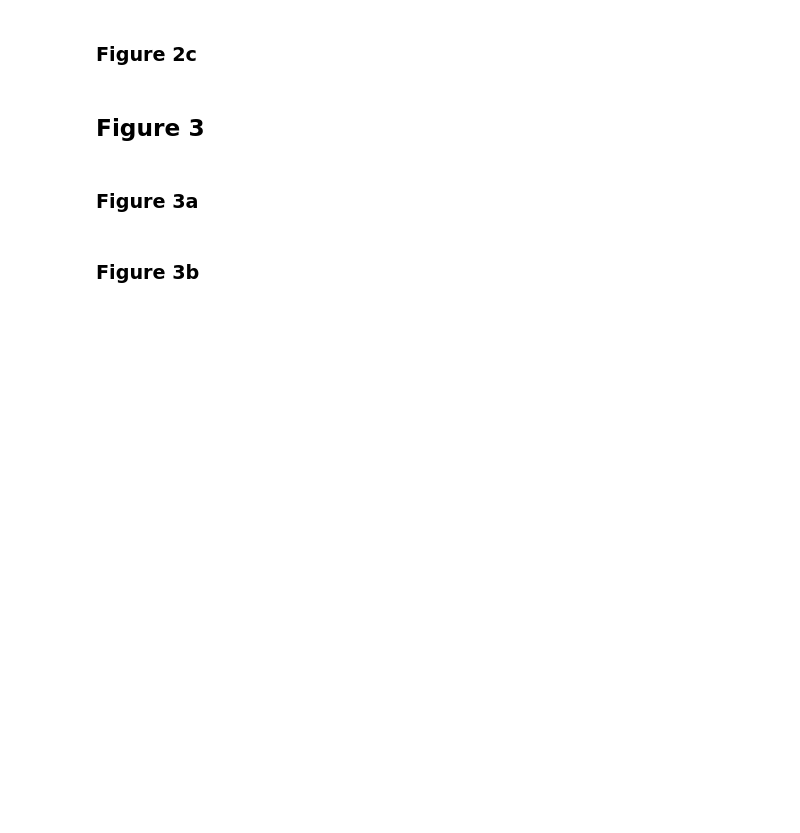
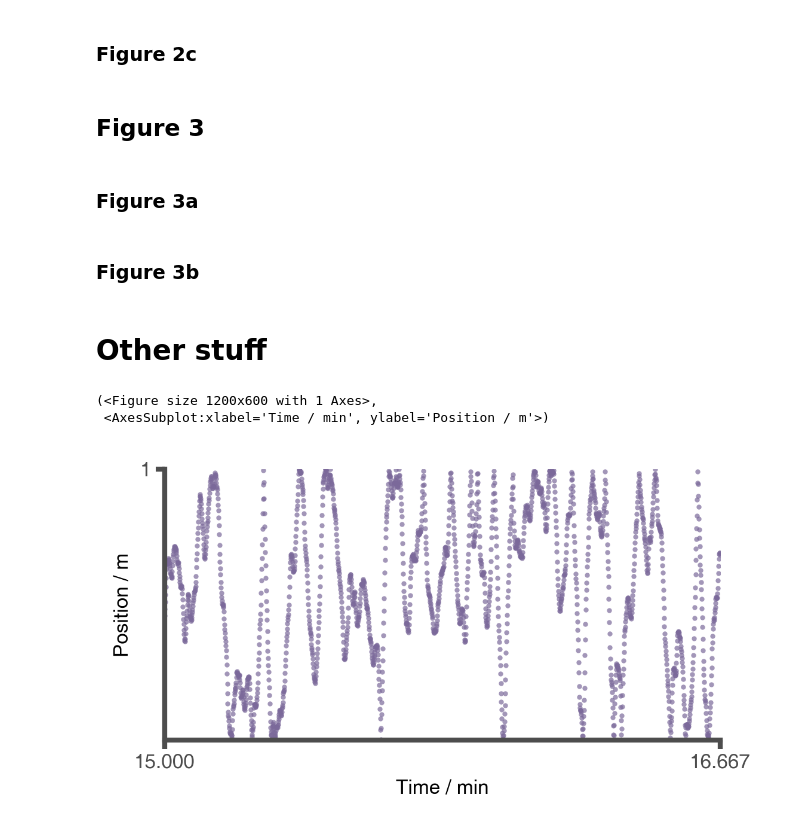
Before and after one commit to RatInABox-Lab/RatInABox, a Jupyter notebook: scripts/ratinabox_readme.ipynb, the cells around one changed output. Cells and saved outputs as stored; diff of their text form; code cells hidden in the pictures; blank space fills up the shorter version.

```diff
--- a/scripts/ratinabox_readme.ipynb
+++ b/scripts/ratinabox_readme.ipynb
@@ -1130,7 +1119,9 @@ os.path.join(
+# %% [markdown]
+# Other stuff
 # %%
 Env = Environment(params={'dimensionality':'1D'})
-Ag = Agent(params={'Environment':Env,})
-PlaceCells = Neurons(params={'Agent':Ag,
-                             'cell_class':'place_cell',
-                             'n':100})
-PlaceCells.plot_rate_map()
+Ag = Agent(params={'Environment':Env,
+                   'speed_mean':0.0,
+                   'speed_std':0.4})
+for _ in tqdm(range(int(1000/Ag.dt))):
+    Ag.update()
@@ -1138,0 +1128,6 @@ matplotlib.colors.to_rgb(colo)
+# %%
+Ag.plot_trajectory(t_start=900)
+# %% [output]
+(<Figure size 1200x600 with 1 Axes>,
+ <AxesSubplot:xlabel='Time / min', ylabel='Position / m'>)
+[figure, added]
```
Also changed, not shown: parts of 5 cells of this notebook, 1 other file.
